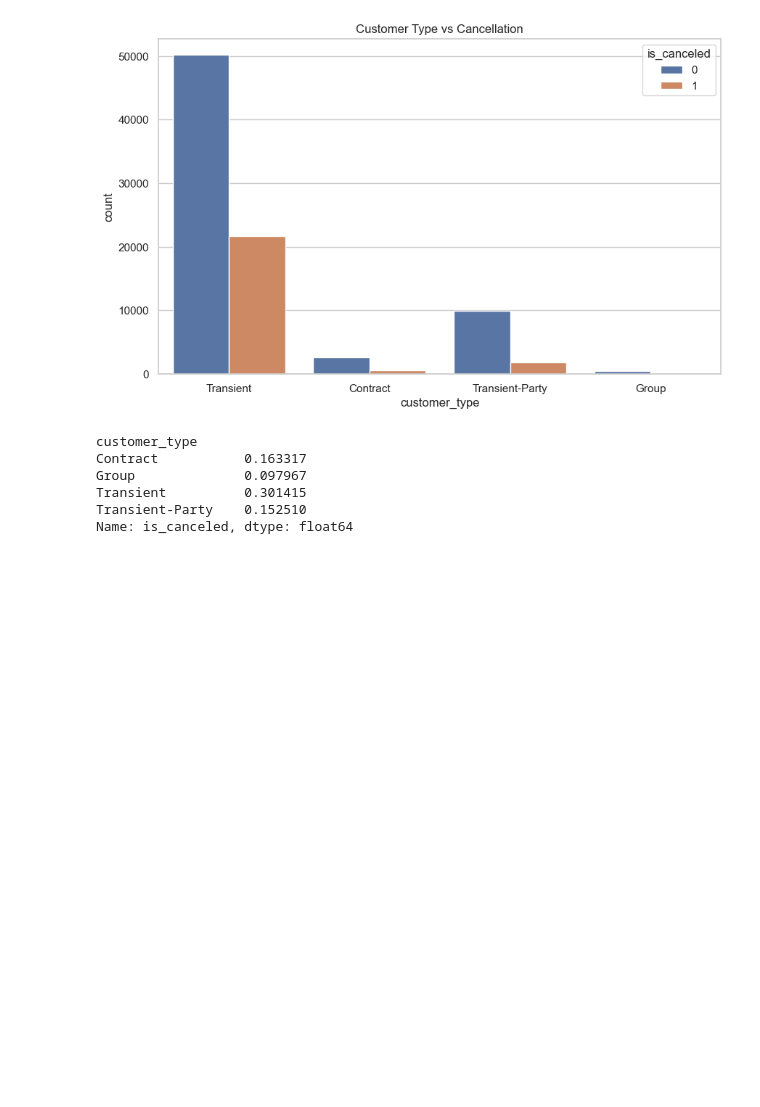
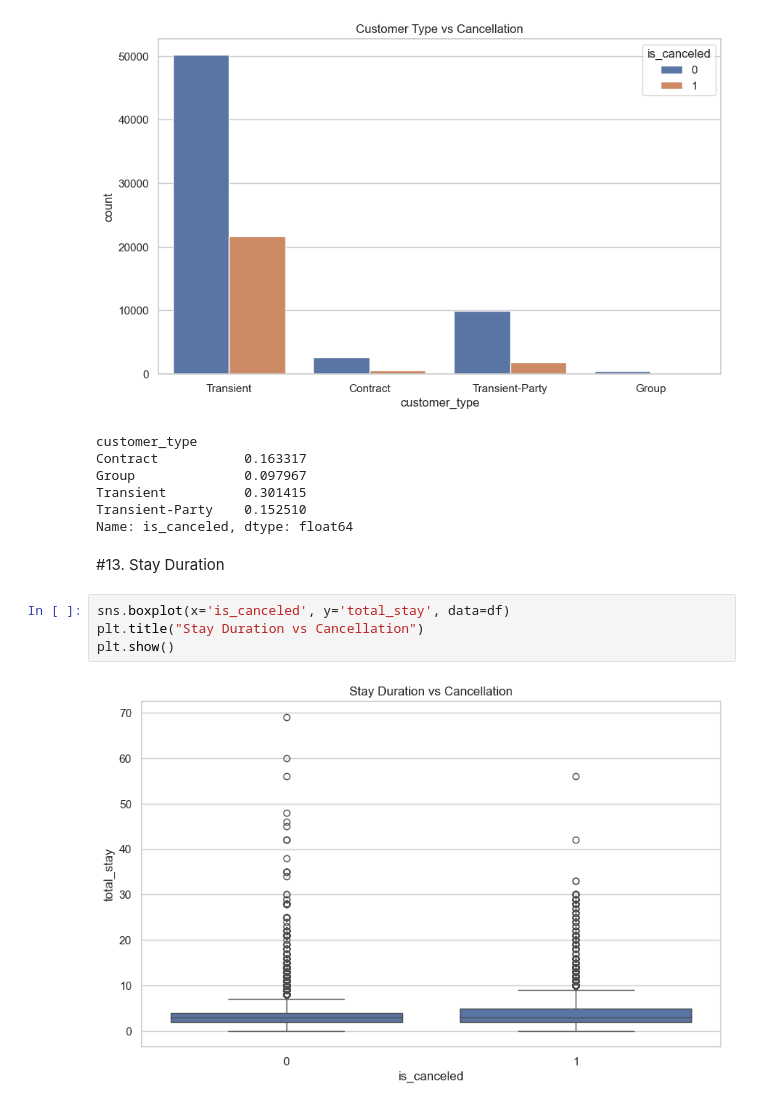
Before and after one commit to Jerolin911/Travel-Tourism-Hospitality-Customer-Retention-Analysis-Dynamic-Pricing, a Jupyter notebook: Project2_EDA.ipynb, the cells around one changed output. Cells and saved outputs as stored; diff of their text form; blank space fills up the shorter version.

```diff
--- a/Project2_EDA.ipynb
+++ b/Project2_EDA.ipynb
@@ -192,3 +192,11 @@ Group              0.097967
 Transient          0.301415
 Transient-Party    0.152510
 Name: is_canceled, dtype: float64
+# %% [markdown]
+#13. Stay Duration
+# %%
+sns.boxplot(x='is_canceled', y='total_stay', data=df)
+plt.title("Stay Duration vs Cancellation")
+plt.show()
+# %% [output]
+[figure, added]
```
Also changed, not shown: parts of 4 cells of this notebook.
